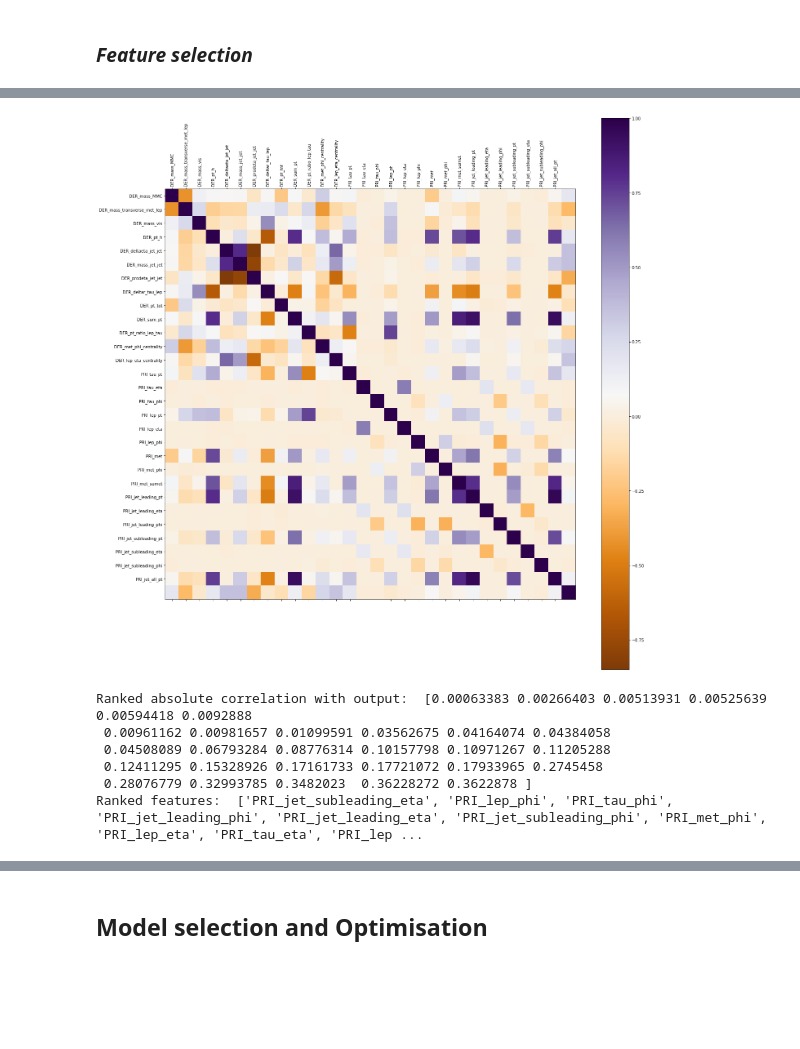
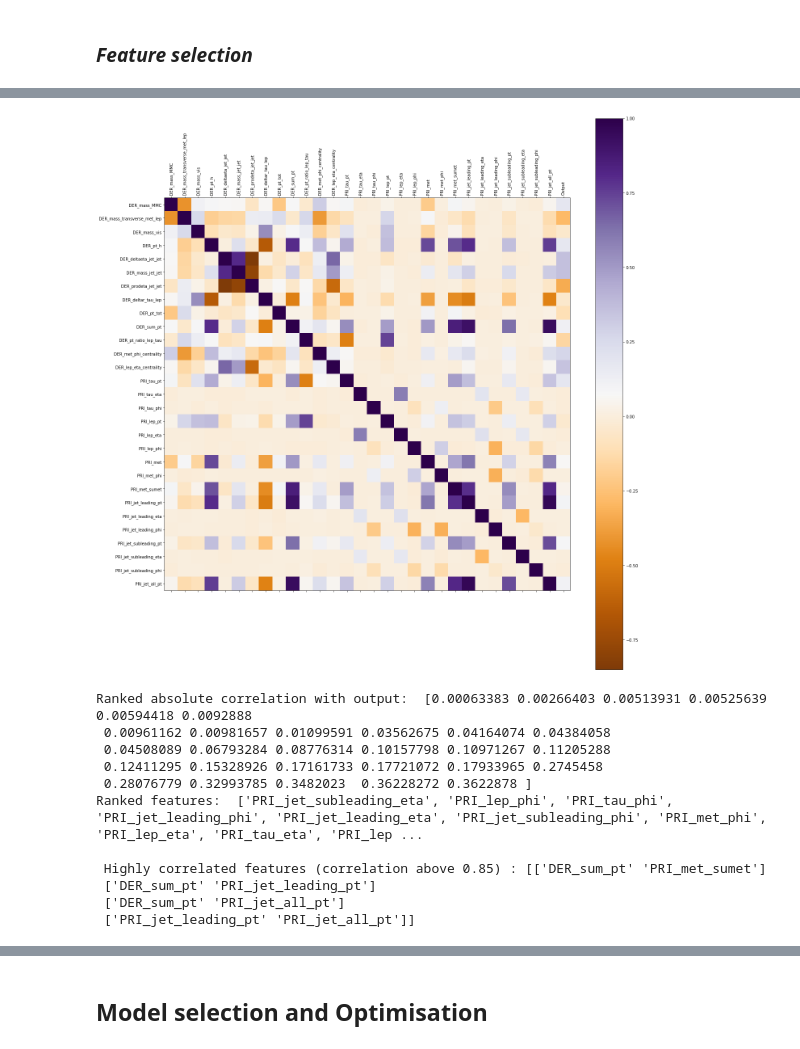
Before and after one commit to alicebizeul/MLProject1, a Jupyter notebook: scripts/project1.ipynb, the cells around one changed output, grey strips where cells are left out. Cells and saved outputs as stored; diff of their text form; code cells hidden in the pictures; blank space fills up the shorter version.

```diff
--- a/scripts/project1.ipynb
+++ b/scripts/project1.ipynb
@@ -314,13 +319,18 @@ Ranked features:  ['PRI_jet_leading_eta', 'PRI_jet_leading_phi', 'PRI_lep_phi',
 # %%
 # SUBSET 2
-ranked_index_ss2, ranked_features_ss2 = plot_correlation_matrix(ss2_tX, ss2_y, labels_2, "CorrelationMatrix_ss2.png")
+ranked_index_ss2, ranked_features_ss2 = plot_correlation_matrix(ss2_tX, ss2_y, np.append(labels_2,'Output'), "CorrelationMatrix_ss2.png")
 # %% [output]
-[figure, old version]
+[figure, new version]
 Ranked absolute correlation with output:  [0.00063383 0.00266403 0.00513931 0.00525639 0.00594418 0.0092888
  0.00961162 0.00981657 0.01099591 0.03562675 0.04164074 0.04384058
  0.04508089 0.06793284 0.08776314 0.10157798 0.10971267 0.11205288
  0.12411295 0.15328926 0.17161733 0.17721072 0.17933965 0.2745458
  0.28076779 0.32993785 0.3482023  0.36228272 0.3622878 ]
 Ranked features:  ['PRI_jet_subleading_eta', 'PRI_lep_phi', 'PRI_tau_phi', 'PRI_jet_leading_phi', 'PRI_jet_leading_eta', 'PRI_jet_subleading_phi', 'PRI_met_phi', 'PRI_lep_eta', 'PRI_tau_eta', 'PRI_lep ...
+
+ Highly correlated features (correlation above 0.85) : [['DER_sum_pt' 'PRI_met_sumet']
+ ['DER_sum_pt' 'PRI_jet_leading_pt']
+ ['DER_sum_pt' 'PRI_jet_all_pt']
+ ['PRI_jet_leading_pt' 'PRI_jet_all_pt']]
 # %%
 # SUBSET 3
```
Also changed, not shown: parts of 3 cells of this notebook, 1 other file.
